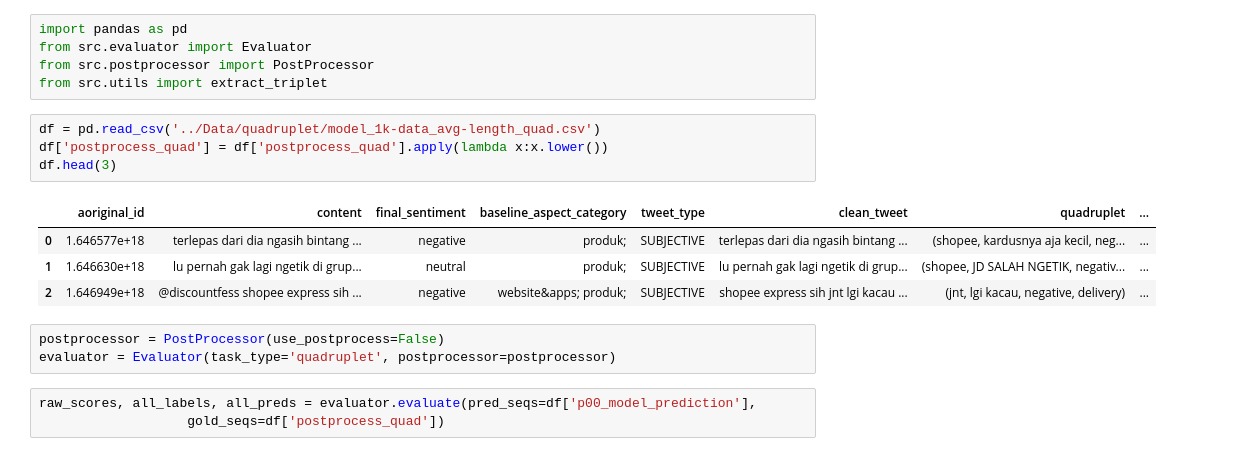
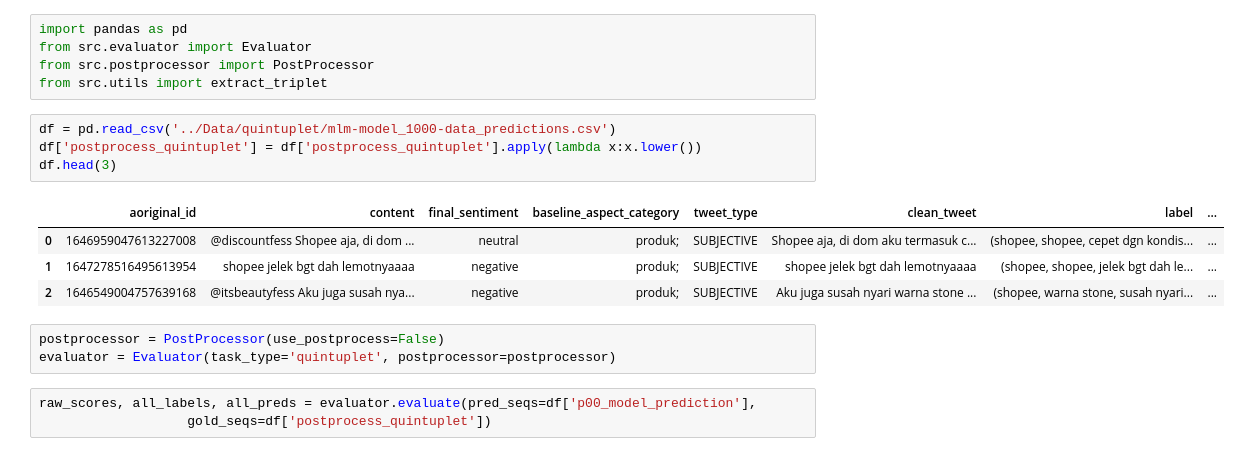
Before and after one commit to DanendraAHP/Tesis, a Jupyter notebook: experiments/pre-processing_exp.ipynb, the cells around one changed output. Cells and saved outputs as stored; diff of their text form.

```diff
--- a/experiments/pre-processing.ipynb
+++ b/experiments/pre-processing_exp.ipynb
@@ -257,20 +271,20 @@ from src.evaluator import Evaluator
 from src.postprocessor import PostProcessor
 from src.utils import extract_triplet
 # %%
-df = pd.read_csv('../Data/quadruplet/model_1k-data_avg-length_quad.csv')
-df['postprocess_quad'] = df['postprocess_quad'].apply(lambda x:x.lower())
+df = pd.read_csv('../Data/quintuplet/mlm-model_1000-data_predictions.csv')
+df['postprocess_quintuplet'] = df['postprocess_quintuplet'].apply(lambda x:x.lower())
 df.head(3)
 # %% [output]
-|  | aoriginal_id | content | final_sentiment | baseline_aspect_category | tweet_type | clean_tweet | quadruplet | ... |
-| 0 | 1.646577e+18 | terlepas dari dia ngasih bintang ... | negative | produk; | SUBJECTIVE | terlepas dari dia ngasih bintang ... | (shopee, kardusnya aja kecil, neg... | ... |
-| 1 | 1.646630e+18 | lu pernah gak lagi ngetik di grup... | neutral | produk; | SUBJECTIVE | lu pernah gak lagi ngetik di grup... | (shopee, JD SALAH NGETIK, negativ... | ... |
-| 2 | 1.646949e+18 | @discountfess shopee express sih ... | negative | website&apps; produk; | SUBJECTIVE | shopee express sih jnt lgi kacau ... | (jnt, lgi kacau, negative, delivery) | ... |
+|  | aoriginal_id | content | final_sentiment | baseline_aspect_category | tweet_type | clean_tweet | label | ... |
+| 0 | 1646959047613227008 | @discountfess Shopee aja, di dom ... | neutral | produk; | SUBJECTIVE | Shopee aja, di dom aku termasuk c... | (shopee, shopee, cepet dgn kondis... | ... |
+| 1 | 1647278516495613954 | shopee jelek bgt dah lemotnyaaaa | negative | produk; | SUBJECTIVE | shopee jelek bgt dah lemotnyaaaa | (shopee, shopee, jelek bgt dah le... | ... |
+| 2 | 1646549004757639168 | @itsbeautyfess Aku juga susah nya... | negative | produk; | SUBJECTIVE | Aku juga susah nyari warna stone ... | (shopee, warna stone, susah nyari... | ... |
 # %%
 postprocessor = PostProcessor(use_postprocess=False)
-evaluator = Evaluator(task_type='quadruplet', postprocessor=postprocessor)
+evaluator = Evaluator(task_type='quintuplet', postprocessor=postprocessor)
 # %%
 raw_scores, all_labels, all_preds = evaluator.evaluate(pred_seqs=df['p00_model_prediction'],
-                   gold_seqs=df['postprocess_quad'])
+                   gold_seqs=df['postprocess_quintuplet'])
 # %%
 raw_scores
 # %% [output]
```
Also changed, not shown: parts of 28 cells of this notebook, 7 other files.
